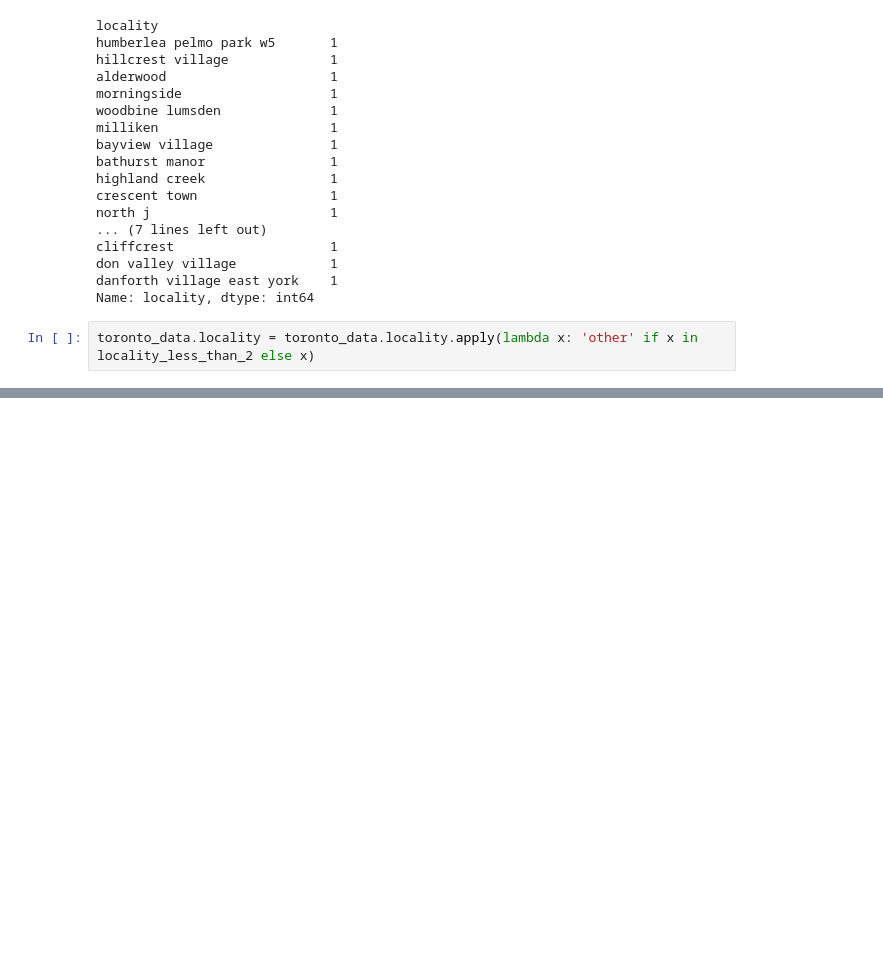
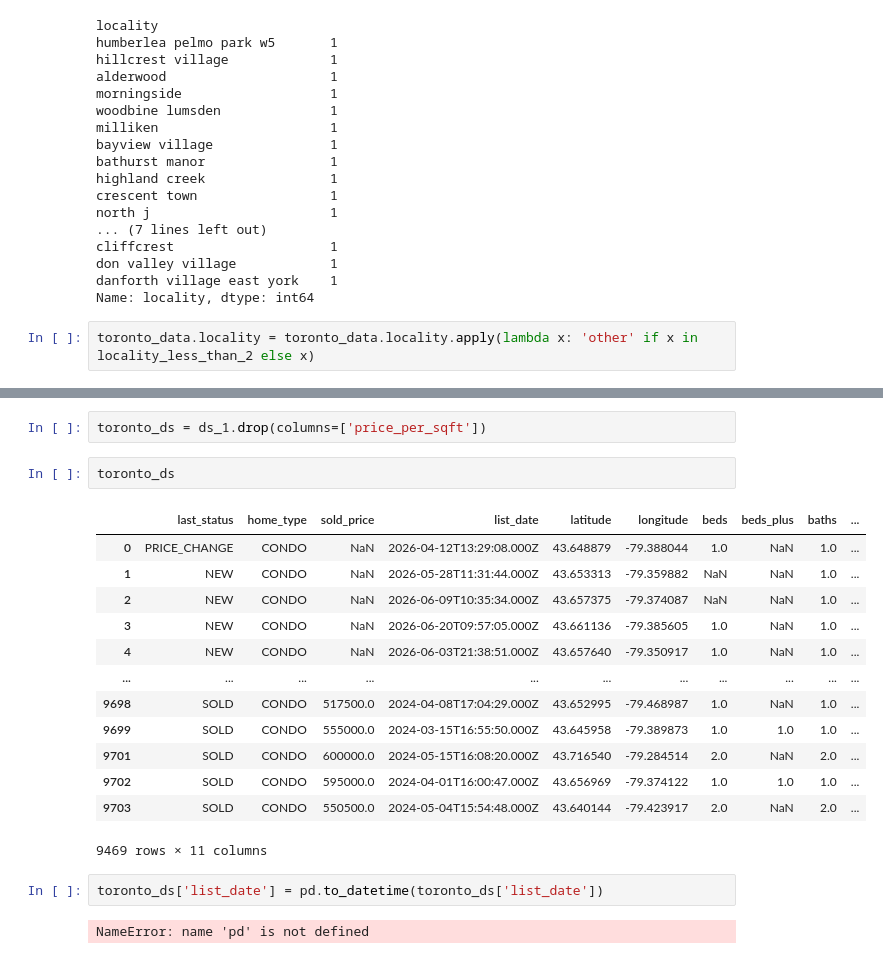
Before and after one commit to Shaji-Mohammed/RealEstatePricePrediction, a Jupyter notebook: ml/training/Untitled.ipynb, the cells around one changed output, grey strips where cells are left out. Saved outputs shown, nothing was run; the diff lists cells and outputs as text; blank space fills up the shorter version.

```diff
--- a/ml/training/Untitled.ipynb
+++ b/ml/training/Untitled.ipynb
@@ -177,0 +247,22 @@ toronto_data.head(10)
+# %%
+toronto_ds = ds_1.drop(columns=['price_per_sqft'])
+# %%
+toronto_ds
+# %% [output]
+|  | last_status | home_type | sold_price | list_date | latitude | longitude | beds | beds_plus | baths | ... |
+| 0 | PRICE_CHANGE | CONDO | NaN | 2026-04-12T13:29:08.000Z | 43.648879 | -79.388044 | 1.0 | NaN | 1.0 | ... |
+| 1 | NEW | CONDO | NaN | 2026-05-28T11:31:44.000Z | 43.653313 | -79.359882 | NaN | NaN | 1.0 | ... |
+| 2 | NEW | CONDO | NaN | 2026-06-09T10:35:34.000Z | 43.657375 | -79.374087 | NaN | NaN | 1.0 | ... |
+| 3 | NEW | CONDO | NaN | 2026-06-20T09:57:05.000Z | 43.661136 | -79.385605 | 1.0 | NaN | 1.0 | ... |
+| 4 | NEW | CONDO | NaN | 2026-06-03T21:38:51.000Z | 43.657640 | -79.350917 | 1.0 | NaN | 1.0 | ... |
+| ... | ... | ... | ... | ... | ... | ... | ... | ... | ... | ... |
+| 9698 | SOLD | CONDO | 517500.0 | 2024-04-08T17:04:29.000Z | 43.652995 | -79.468987 | 1.0 | NaN | 1.0 | ... |
+| 9699 | SOLD | CONDO | 555000.0 | 2024-03-15T16:55:50.000Z | 43.645958 | -79.389873 | 1.0 | 1.0 | 1.0 | ... |
+| 9701 | SOLD | CONDO | 600000.0 | 2024-05-15T16:08:20.000Z | 43.716540 | -79.284514 | 2.0 | NaN | 2.0 | ... |
+| 9702 | SOLD | CONDO | 595000.0 | 2024-04-01T16:00:47.000Z | 43.656969 | -79.374122 | 1.0 | 1.0 | 1.0 | ... |
+| 9703 | SOLD | CONDO | 550500.0 | 2024-05-04T15:54:48.000Z | 43.640144 | -79.423917 | 2.0 | NaN | 2.0 | ... |
+9469 rows × 11 columns
+# %%
+toronto_ds['list_date'] = pd.to_datetime(toronto_ds['list_date'])
+# %% [output]
+NameError: name 'pd' is not defined
```
Also changed, not shown: parts of 12 cells of this notebook.
